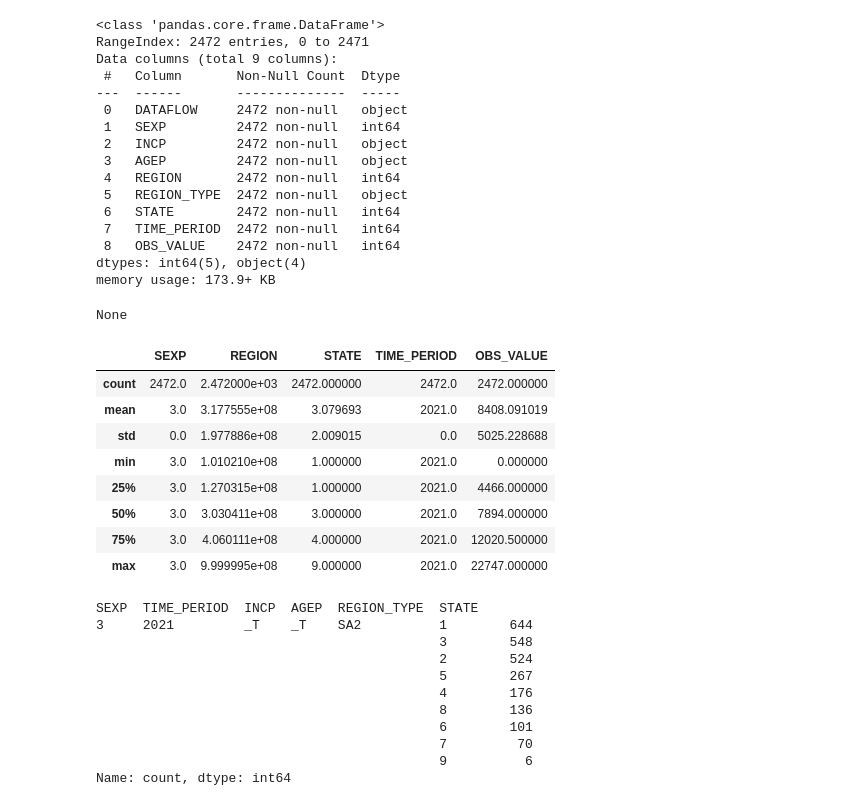
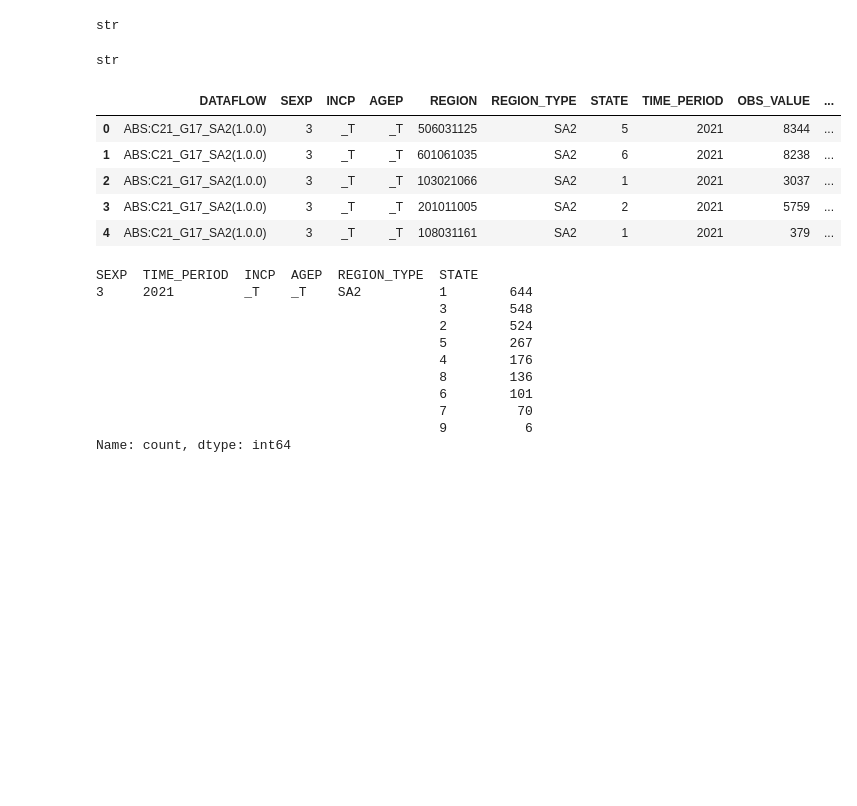
Before and after one commit to Tell1/prop-recommender, a Jupyter notebook: notebooks/eda.ipynb, the cells around one changed output. Saved outputs shown, nothing was run; the diff lists cells and outputs as text; code cells hidden in the pictures; blank space fills up the shorter version.

```diff
--- a/notebooks/eda.ipynb
+++ b/notebooks/eda.ipynb
@@ -0,0 +83,45 @@
+# %%
+import pandas as pd
+import json
+
+# Load the JSON file
+with open("/mnt/c/Users/ssch7/repos/prop-recommender/data/00_raw/nationalmaps/metadata/variable_indices_mapping.json") as f:
+    mapping = json.load(f)
+
+mapping['SEXP'] = {int(k):v for k,v in mapping['SEXP'].items()}
+
+# Create a new column in your dataframe using the mapping
+data['gender'] = data['SEXP'].map(mapping['SEXP'])
+
+# Print the updated dataframe
+data['SEXP'].map(mapping['SEXP'])
+type(data['SEXP'][0])
+# %% [output]
+str
+# %%
+import pandas as pd
+import json
+
+# Load the JSON file
+with open("/mnt/c/Users/ssch7/repos/prop-recommender/data/00_raw/nationalmaps/metadata/variable_indices_mapping.json") as f:
+    mapping = json.load(f)
+
+mapping['SEXP'] = {int(k):v for k,v in mapping['SEXP'].items()}
+
+# Create a new column in your dataframe using the mapping
+data['gender'] = data['SEXP'].map(mapping['SEXP'])
+
+# Print the updated dataframe
+data['SEXP'].map(mapping['SEXP'])
+type(data['SEXP'][0])
+# %% [output]
+str
+# %%
+data.head()
+# %% [output]
+|  | DATAFLOW | SEXP | INCP | AGEP | REGION | REGION_TYPE | STATE | TIME_PERIOD | OBS_VALUE | ... |
+| 0 | ABS:C21_G17_SA2(1.0.0) | 3 | _T | _T | 506031125 | SA2 | 5 | 2021 | 8344 | ... |
+| 1 | ABS:C21_G17_SA2(1.0.0) | 3 | _T | _T | 601061035 | SA2 | 6 | 2021 | 8238 | ... |
+| 2 | ABS:C21_G17_SA2(1.0.0) | 3 | _T | _T | 103021066 | SA2 | 1 | 2021 | 3037 | ... |
+| 3 | ABS:C21_G17_SA2(1.0.0) | 3 | _T | _T | 201011005 | SA2 | 2 | 2021 | 5759 | ... |
+| 4 | ABS:C21_G17_SA2(1.0.0) | 3 | _T | _T | 108031161 | SA2 | 1 | 2021 | 379 | ... |
@@ -5,36 +134,6 @@ import pandas as pd
 
 
 df = pd.read_csv("/mnt/c/Users/ssch7/repos/prop-recommender/data/00_raw/nationalmaps/Census_2021_G17_Total_personal_income_weekly_by_age_by_sex_Main_Statistical_Areas_Level_2_and_up_SA2_.txt")
-# %%
-display(df.info())
-df.describe()
-# %% [output]
-<class 'pandas.core.frame.DataFrame'>
-RangeIndex: 2472 entries, 0 to 2471
-Data columns (total 9 columns):
- #   Column       Non-Null Count  Dtype
----  ------       --------------  -----
- 0   DATAFLOW     2472 non-null   object
- 1   SEXP         2472 non-null   int64
- 2   INCP         2472 non-null   object
- 3   AGEP         2472 non-null   object
- 4   REGION       2472 non-null   int64
- 5   REGION_TYPE  2472 non-null   object
- 6   STATE        2472 non-null   int64
- 7   TIME_PERIOD  2472 non-null   int64
- 8   OBS_VALUE    2472 non-null   int64
-dtypes: int64(5), object(4)
-memory usage: 173.9+ KB
-None
-|  | SEXP | REGION | STATE | TIME_PERIOD | OBS_VALUE |
-| count | 2472.0 | 2.472000e+03 | 2472.000000 | 2472.0 | 2472.000000 |
-| mean | 3.0 | 3.177555e+08 | 3.079693 | 2021.0 | 8408.091019 |
-| std | 0.0 | 1.977886e+08 | 2.009015 | 0.0 | 5025.228688 |
-| min | 3.0 | 1.010210e+08 | 1.000000 | 2021.0 | 0.000000 |
-| 25% | 3.0 | 1.270315e+08 | 1.000000 | 2021.0 | 4466.000000 |
-| 50% | 3.0 | 3.030411e+08 | 3.000000 | 2021.0 | 7894.000000 |
-| 75% | 3.0 | 4.060111e+08 | 4.000000 | 2021.0 | 12020.500000 |
-| max | 3.0 | 9.999995e+08 | 9.000000 | 2021.0 | 22747.000000 |
 # %%
 df[['SEXP','TIME_PERIOD','INCP','AGEP','REGION_TYPE','STATE']].value_counts()
 # %% [output]
```
Also changed, not shown: parts of 13 cells of this notebook, 3 other files.
